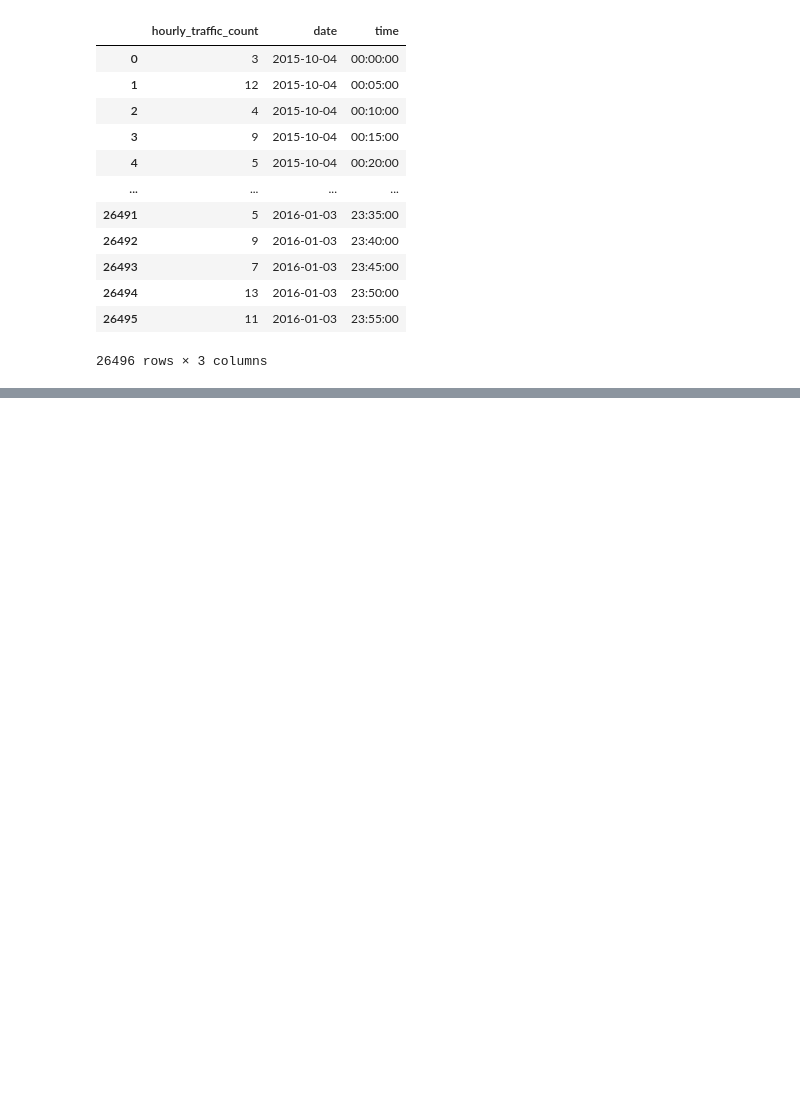
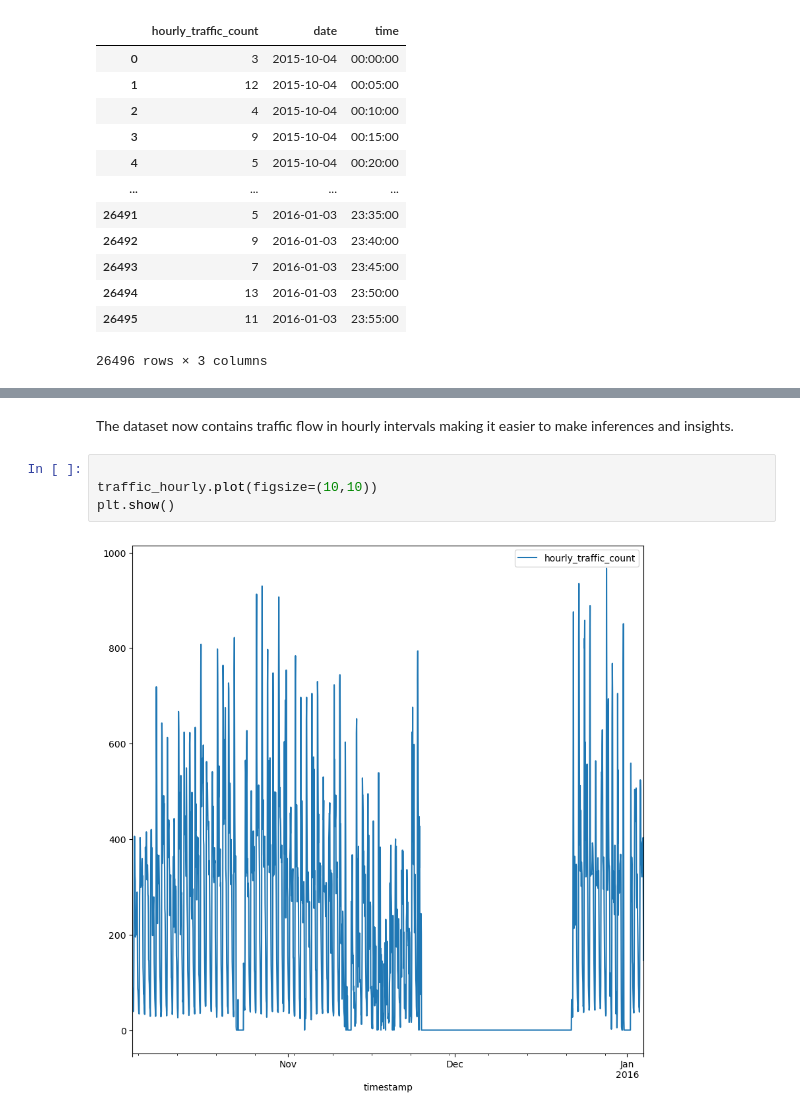
Before and after one commit to Edwin574/Traffic-Prediction-Model, a Jupyter notebook: Untitled.ipynb, the cells around one changed output, grey strips where cells are left out. Drawn from its saved outputs; the diff is of its cells as text; blank space fills up the shorter version.

```diff
--- a/Untitled.ipynb
+++ b/Untitled.ipynb
@@ -94,0 +178,8 @@ traffic_3.head(20)
+# %% [markdown]
+The dataset now contains traffic flow in hourly intervals making it easier to make inferences and insights.
+# %%
+
+traffic_hourly.plot(figsize=(10,10))
+plt.show()
+# %% [output]
+[figure, added]
```
Also changed, not shown: parts of 23 cells of this notebook, 2 other files.
